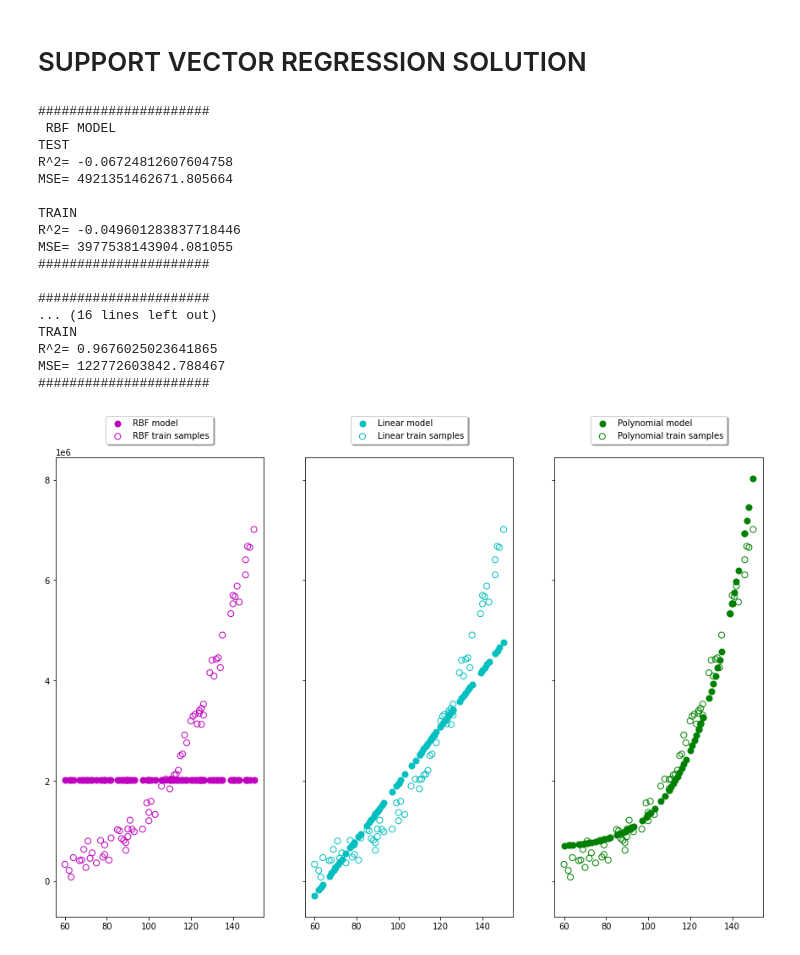
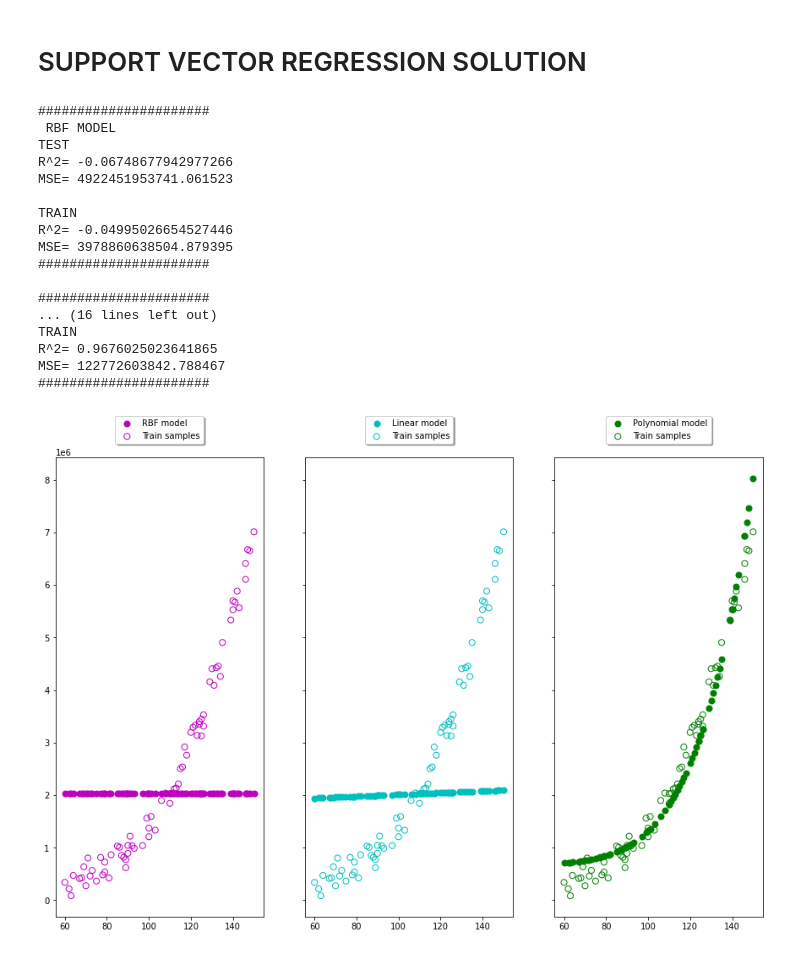
Before and after one commit to MatteoGandetto/Corso_ML_con_Python, a Jupyter notebook: Regressione_NL_SVR.ipynb, the cells around one changed output. Saved outputs shown, nothing was run; the diff lists cells and outputs as text; code cells hidden in the pictures.

```diff
--- a/Regressione_NL_SVR.ipynb
+++ b/Regressione_NL_SVR.ipynb
@@ -114,16 +114,10 @@ fig.show()
 # import library
 from sklearn.svm import SVR
 
-svr_rbf = SVR(kernel='rbf', C=100, gamma=0.1, epsilon=.1)
-svr_lin = SVR(kernel='linear', C=100, gamma='auto')
+svr_rbf = SVR(kernel='rbf')
+svr_lin = SVR(kernel='linear')
 svr_poly = SVR(kernel='poly', degree=6)
-#svr_poly = SVR(kernel='poly', C=100, gamma='auto', degree=3, epsilon=.1,
-#               coef0=1)
 
-
-# #############################################################################
-# Look at the results
-lw = 2
 
 svrs = [svr_rbf, svr_lin, svr_poly]
 kernel_label = ['RBF', 'Linear', 'Polynomial']
@@ -133,38 +127,38 @@ model_color = ['m', 'c', 'g']
 fig, axes = plt.subplots(1, 3, figsize=(15, 10), sharey=True)
 for ind, svr in enumerate(svrs):
     svr.fit(X_train_r, y_train)
-    axes[ind].scatter(X_train_r, svr.predict(X_train_r), color=model_color[ind], lw=lw,
+    axes[ind].scatter(X_train_r, svr.predict(X_train_r), color=model_color[ind], lw=2,
                   label='{} model'.format(kernel_label[ind]))
     axes[ind].scatter(X_train_r,y_train,facecolor="none",
                      edgecolor=model_color[ind], s=50,
-                     label='{} train samples'.format(kernel_label[ind]))
+                     label='Train samples')
     axes[ind].legend(loc='upper center', bbox_to_anchor=(0.5, 1.1),
                     ncol=1, fancybox=True, shadow=True)
     R2_test=svr.score(X_test_r,y_test)
     MSE_test = mean_squared_error(y_test,svr.predict(X_test_r))
     R2_train=svr.score(X_train_r,y_train)
     MSE_train = mean_squared_error(y_train,svr.predict(X_train_r))
 
     print ('######################\n',kernel_label[ind], 'MODEL', )
     print ('TEST\nR^2=',R2_test,'\nMSE= %f \n'% MSE_test)
     print ('TRAIN\nR^2=',R2_train,'\nMSE= %f '% MSE_train)
     print ('######################\n')
 # %% [output]
 ######################
  RBF MODEL
 TEST
-R^2= -0.06724812607604758
-MSE= 4921351462671.805664
+R^2= -0.06748677942977266
+MSE= 4922451953741.061523
 
 TRAIN
-R^2= -0.049601283837718446
-MSE= 3977538143904.081055
+R^2= -0.04995026654527446
+MSE= 3978860638504.879395
 ######################
 
 ######################
 ... (16 lines left out)
 TRAIN
 R^2= 0.9676025023641865
 MSE= 122772603842.788467
 ######################
-[figure, old version]
+[figure, new version]
```
